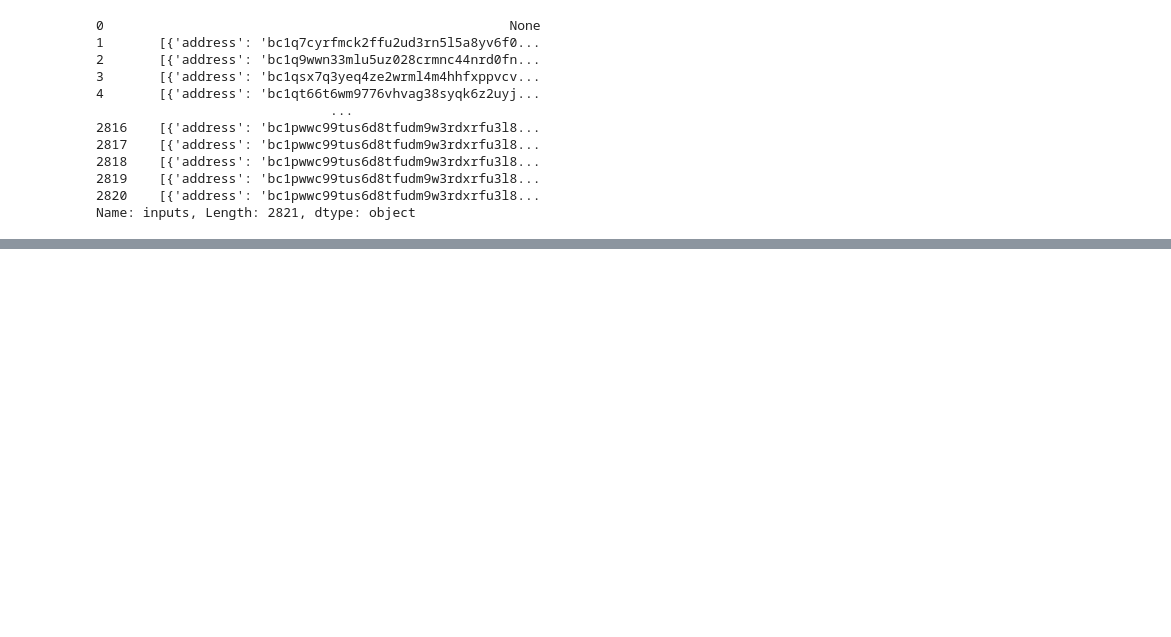
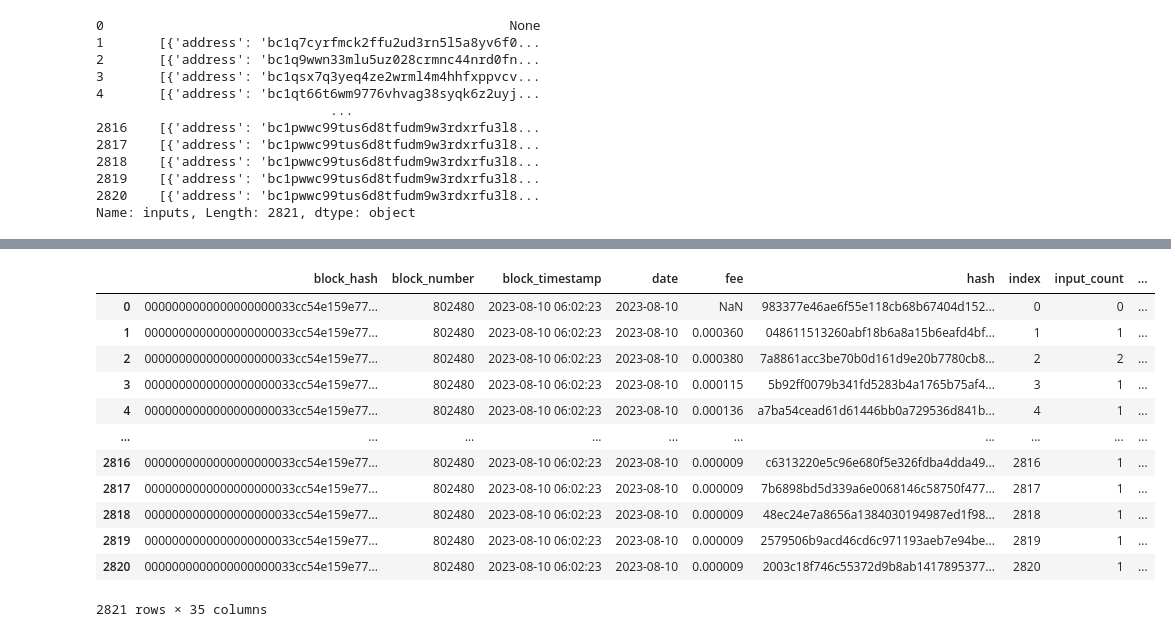
Before and after one commit to primeroz/clickhouse-kind-stack, a Jupyter notebook: extras/juypyter_notebooks/aws_bitcoins/test_pyarrow.ipynb, the cells around one changed output, grey strips where cells are left out. Drawn from its saved outputs; the diff is of its cells as text; code cells hidden in the pictures; blank space fills up the shorter version.

```diff
--- a/extras/juypyter_notebooks/aws_bitcoins/test_pyarrow.ipynb
+++ b/extras/juypyter_notebooks/aws_bitcoins/test_pyarrow.ipynb
@@ -111,7 +110,7 @@ Name: inputs, Length: 2821, dtype: object
 
 # Could have just checked `input_count` ... still want to figure out to get it
 inputs_notnull_df = df[df["inputs"].notnull()]
-item=inputs_notnull_df[inputs_notnull_df["inputs"].map(len) > 1].head(1)
-
-item["inputs"]
+#items=inputs_notnull_df[inputs_notnull_df["inputs"].map(len) > 1].head(3)
+items=df
+items["inputs"]
 # %% [output]
@@ -140,0 +146,58 @@ DB::Exception: No such column outputs in table btc.blockchain_btc_transactions (
+# %%
+from pprint import pprint
+import numpy
+
+def normalize(row):
+    # Do i need this copy or can i just work on row ?
+    _row = row.copy(deep=True)
+
+    _inputs = row.get('inputs')
+    ## Explode Imputs
+    inputs = {}
+
+    if row.get('is_coinbase'):
+        ## TODO need to actually add the expected columns anyway
+        pass
+    else:
+        for _i in _inputs:
+            for _k, _v in _i.items():
+                inputs.setdefault("inputs."+_k, []).append(_v.tolist() if isinstance(_v, numpy.ndarray) else _v)
+
+
+    #pprint(inputs)
+    ## Explode Outputs
+    _outputs = row.get('outputs')
+
+    outputs = {}
+    for _o in _outputs:
+        for _k, _v in _o.items():
+            outputs.setdefault("outputs."+_k, []).append(_v.tolist() if isinstance(_v, numpy.ndarray) else _v)
+
+    #pprint(outputs)
+    ## drop original columns
+    _row.drop(['inputs', 'outputs'], inplace=True)
+
+    # print(type(_row))
+    # print(_row)
+    # print(type(pd.Series(inputs)))
+    # print(pd.Series(inputs))
+
+    return pd.concat([_row, pd.Series(inputs), pd.Series(outputs)])
+
+normalized_items = items.apply(normalize, axis=1)
+
+normalized_items
+# %% [output]
+|  | block_hash | block_number | block_timestamp | date | fee | hash | index | input_count | ... |
+| 0 | 0000000000000000000033cc54e159e77... | 802480 | 2023-08-10 06:02:23 | 2023-08-10 | NaN | 983377e46ae6f55e118cb68b67404d152... | 0 | 0 | ... |
+| 1 | 0000000000000000000033cc54e159e77... | 802480 | 2023-08-10 06:02:23 | 2023-08-10 | 0.000360 | 048611513260abf18b6a8a15b6eafd4bf... | 1 | 1 | ... |
+| 2 | 0000000000000000000033cc54e159e77... | 802480 | 2023-08-10 06:02:23 | 2023-08-10 | 0.000380 | 7a8861acc3be70b0d161d9e20b7780cb8... | 2 | 2 | ... |
+| 3 | 0000000000000000000033cc54e159e77... | 802480 | 2023-08-10 06:02:23 | 2023-08-10 | 0.000115 | 5b92ff0079b341fd5283b4a1765b75af4... | 3 | 1 | ... |
+| 4 | 0000000000000000000033cc54e159e77... | 802480 | 2023-08-10 06:02:23 | 2023-08-10 | 0.000136 | a7ba54cead61d61446bb0a729536d841b... | 4 | 1 | ... |
+| ... | ... | ... | ... | ... | ... | ... | ... | ... | ... |
+| 2816 | 0000000000000000000033cc54e159e77... | 802480 | 2023-08-10 06:02:23 | 2023-08-10 | 0.000009 | c6313220e5c96e680f5e326fdba4dda49... | 2816 | 1 | ... |
+| 2817 | 0000000000000000000033cc54e159e77... | 802480 | 2023-08-10 06:02:23 | 2023-08-10 | 0.000009 | 7b6898bd5d339a6e0068146c58750f477... | 2817 | 1 | ... |
+| 2818 | 0000000000000000000033cc54e159e77... | 802480 | 2023-08-10 06:02:23 | 2023-08-10 | 0.000009 | 48ec24e7a8656a1384030194987ed1f98... | 2818 | 1 | ... |
+| 2819 | 0000000000000000000033cc54e159e77... | 802480 | 2023-08-10 06:02:23 | 2023-08-10 | 0.000009 | 2579506b9acd46cd6c971193aeb7e94be... | 2819 | 1 | ... |
+| 2820 | 0000000000000000000033cc54e159e77... | 802480 | 2023-08-10 06:02:23 | 2023-08-10 | 0.000009 | 2003c18f746c55372d9b8ab1417895377... | 2820 | 1 | ... |
+2821 rows × 35 columns
```
Also changed, not shown: parts of 3 cells of this notebook.
